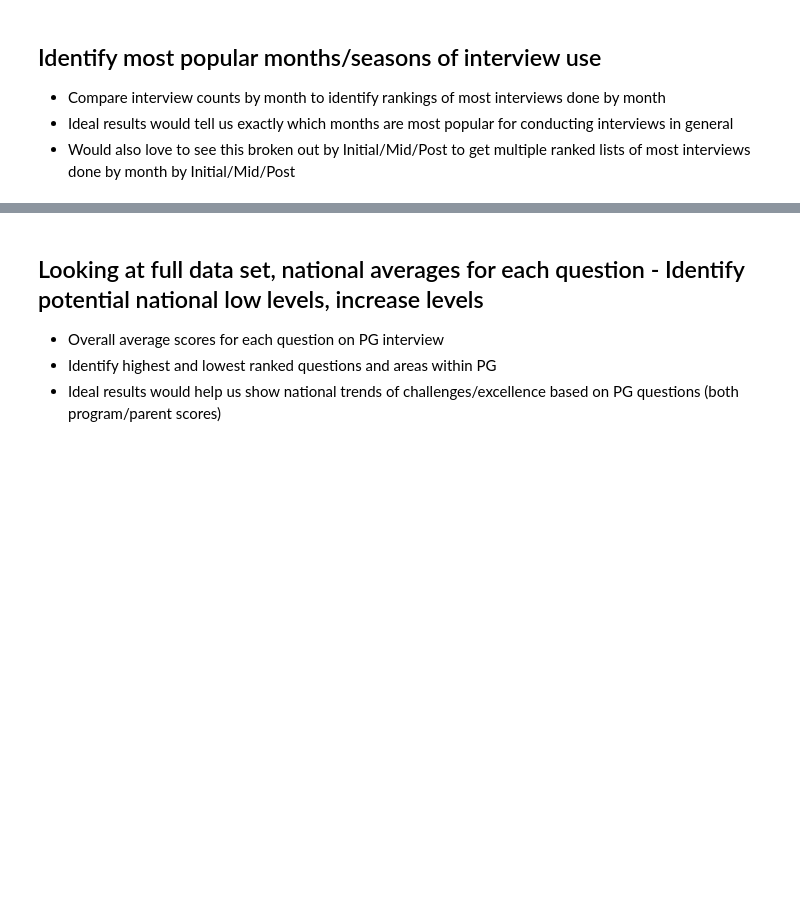
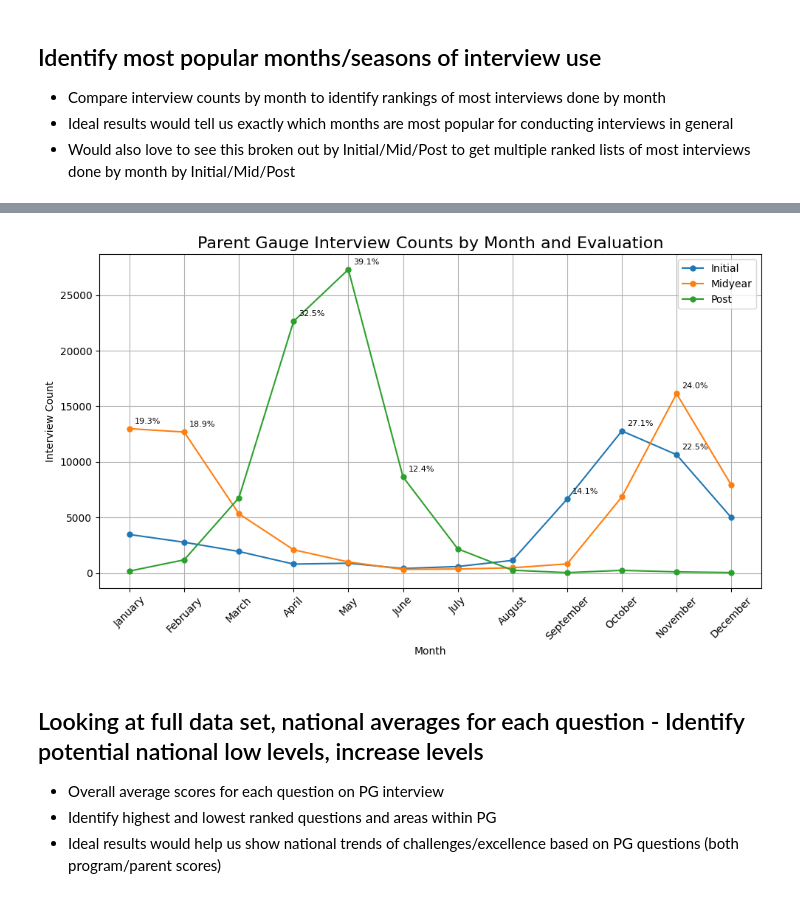
Before and after one commit to bmfores/nhsa-parentgauge, a Jupyter notebook: final_analysis.ipynb, the cells around one changed output, grey strips where cells are left out. Saved outputs shown, nothing was run; the diff lists cells and outputs as text; code cells hidden in the pictures; blank space fills up the shorter version.

```diff
--- a/final_analysis.ipynb
+++ b/final_analysis.ipynb
@@ -152,3 +154,50 @@ See the caveats in the documentation: https://pandas.pydata.org/pandas-docs/stab
+# %%
+# Filter the DataFrame to include only desired evaluation categories
+desired_categories = ['Initial', 'Midyear', 'Post']
+filtered_df = df[df['evaluation'].isin(desired_categories)]
+
+# Extract the month from the interview date
+filtered_df['date_month'] = filtered_df['date_month'].astype(int)  # Convert month values to integers
+
+# Calculate interview counts by month and evaluation category
+month_evaluation_counts = filtered_df.groupby(['date_month', 'evaluation']).size().unstack().fillna(0)
+
+# Calculate the percentage of each category out of the total count for that category
+category_totals = month_evaluation_counts.sum()
+month_evaluation_percentages = month_evaluation_counts.div(category_totals) * 100
+
+# Plotting the line chart
+plt.figure(figsize=(10, 6))
+
+for category in month_evaluation_counts.columns:
+    plt.plot(month_evaluation_counts.index, month_evaluation_counts[category], marker='o', markersize=5, label=category)
+
+    # Calculate the percentage for the top three categories in each month
+    top_three_percentage = month_evaluation_percentages[category].nlargest(3)
+
+    # Annotate the percentage values on the plot
+    for month, percentage in top_three_percentage.items():
+        plt.annotate(f'{percentage:.1f}%', xy=(month, month_evaluation_counts[category][month]),
+                     xytext=(5, 5), textcoords='offset points', fontsize=8)
+
+# Adding labels and title
+plt.xlabel('Month')
+plt.ylabel('Interview Count')
+plt.title('Parent Gauge Interview Counts by Month and Evaluation', fontsize='16')
+plt.legend()
+
+# Customize x-axis tick labels with month names
+month_labels = [calendar.month_name[month_num] for month_num in month_evaluation_counts.index]
+plt.xticks(month_evaluation_counts.index, month_labels, rotation=45)
+
+# Add gridlines
+plt.grid(True)
+
+# Display the chart
+plt.tight_layout()
+plt.show()
+# %% [output]
+[figure, added]
 # %% [markdown]
 ## Looking at full data set, national averages for each question - Identify potential national low levels, increase levels
 - Overall average scores for each question on PG interview
```
Also changed, not shown: parts of 13 cells of this notebook, 2 other files.
